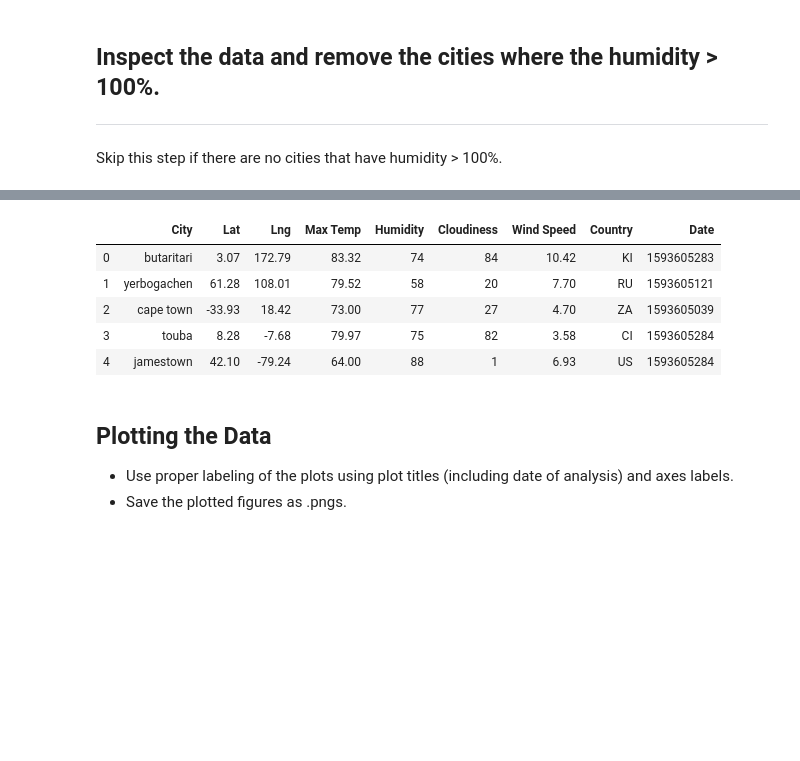
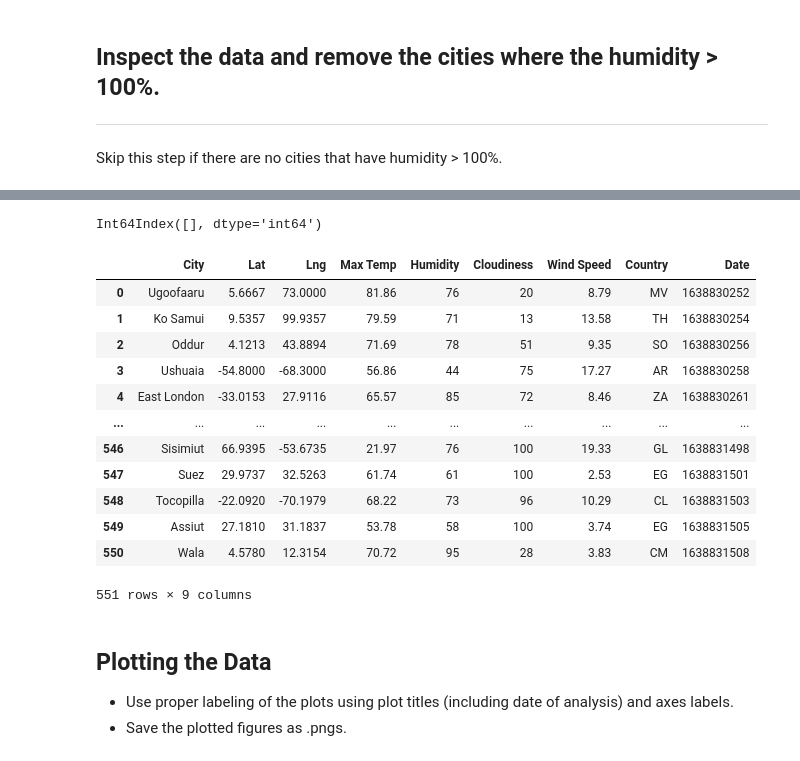
Before and after one commit to hwhite19/python-api-challenge0, a Jupyter notebook: WeatherPy.ipynb, the cells around one changed output, grey strips where cells are left out. Saved outputs shown, nothing was run; the diff lists cells and outputs as text; code cells hidden in the pictures; blank space fills up the shorter version.

```diff
--- a/WeatherPy.ipynb
+++ b/WeatherPy.ipynb
@@ -175,0 +157,15 @@ Processing Record 43 of Set 1 | hamilton
+# %%
+# Creating new dataframe for cities data:
+city_data_df ={
+    "City": city_data,
+    "Lat": city_lat,
+    "Lng": city_lng,
+    "Max Temp": city_max_temp,
+    "Humidity": city_humidity,
+    "Cloudiness": city_clouds,
+    "Wind Speed": city_wind,
+    "Country": city_country,
+     "Date": city_date}
+
+weather_df = pd.DataFrame(city_data_df)
+weather_df.count()
@@ -195,10 +245,27 @@ Int64Index([], dtype='int64')
+# %%
+#  Get the indices of cities that have humidity over 100%.
+over_100 = weather_df[weather_df.Humidity > 100].index
+over_100
+# %% [output]
+Int64Index([], dtype='int64')
 # %%
 # Make a new DataFrame equal to the city data to drop all humidity outliers by index.
 # Passing "inplace=False" will make a copy of the city_data DataFrame, which we call "clean_city_data".
+clean_city_data = weather_df
+for x in over_100:
+    clean_city_data = weather_df.drop([x])
+clean_city_data
 # %% [output]
 |  | City | Lat | Lng | Max Temp | Humidity | Cloudiness | Wind Speed | Country | Date |
-| 0 | butaritari | 3.07 | 172.79 | 83.32 | 74 | 84 | 10.42 | KI | 1593605283 |
-| 1 | yerbogachen | 61.28 | 108.01 | 79.52 | 58 | 20 | 7.70 | RU | 1593605121 |
-| 2 | cape town | -33.93 | 18.42 | 73.00 | 77 | 27 | 4.70 | ZA | 1593605039 |
-| 3 | touba | 8.28 | -7.68 | 79.97 | 75 | 82 | 3.58 | CI | 1593605284 |
-| 4 | jamestown | 42.10 | -79.24 | 64.00 | 88 | 1 | 6.93 | US | 1593605284 |
+| 0 | Ugoofaaru | 5.6667 | 73.0000 | 81.86 | 76 | 20 | 8.79 | MV | 1638830252 |
+| 1 | Ko Samui | 9.5357 | 99.9357 | 79.59 | 71 | 13 | 13.58 | TH | 1638830254 |
+| 2 | Oddur | 4.1213 | 43.8894 | 71.69 | 78 | 51 | 9.35 | SO | 1638830256 |
+| 3 | Ushuaia | -54.8000 | -68.3000 | 56.86 | 44 | 75 | 17.27 | AR | 1638830258 |
+| 4 | East London | -33.0153 | 27.9116 | 65.57 | 85 | 72 | 8.46 | ZA | 1638830261 |
+| ... | ... | ... | ... | ... | ... | ... | ... | ... | ... |
+| 546 | Sisimiut | 66.9395 | -53.6735 | 21.97 | 76 | 100 | 19.33 | GL | 1638831498 |
+| 547 | Suez | 29.9737 | 32.5263 | 61.74 | 61 | 100 | 2.53 | EG | 1638831501 |
+| 548 | Tocopilla | -22.0920 | -70.1979 | 68.22 | 73 | 96 | 10.29 | CL | 1638831503 |
+| 549 | Assiut | 27.1810 | 31.1837 | 53.78 | 58 | 100 | 3.74 | EG | 1638831505 |
+| 550 | Wala | 4.5780 | 12.3154 | 70.72 | 95 | 28 | 3.83 | CM | 1638831508 |
+551 rows × 9 columns
```
Also changed, not shown: parts of 39 cells of this notebook, 14 other files.
